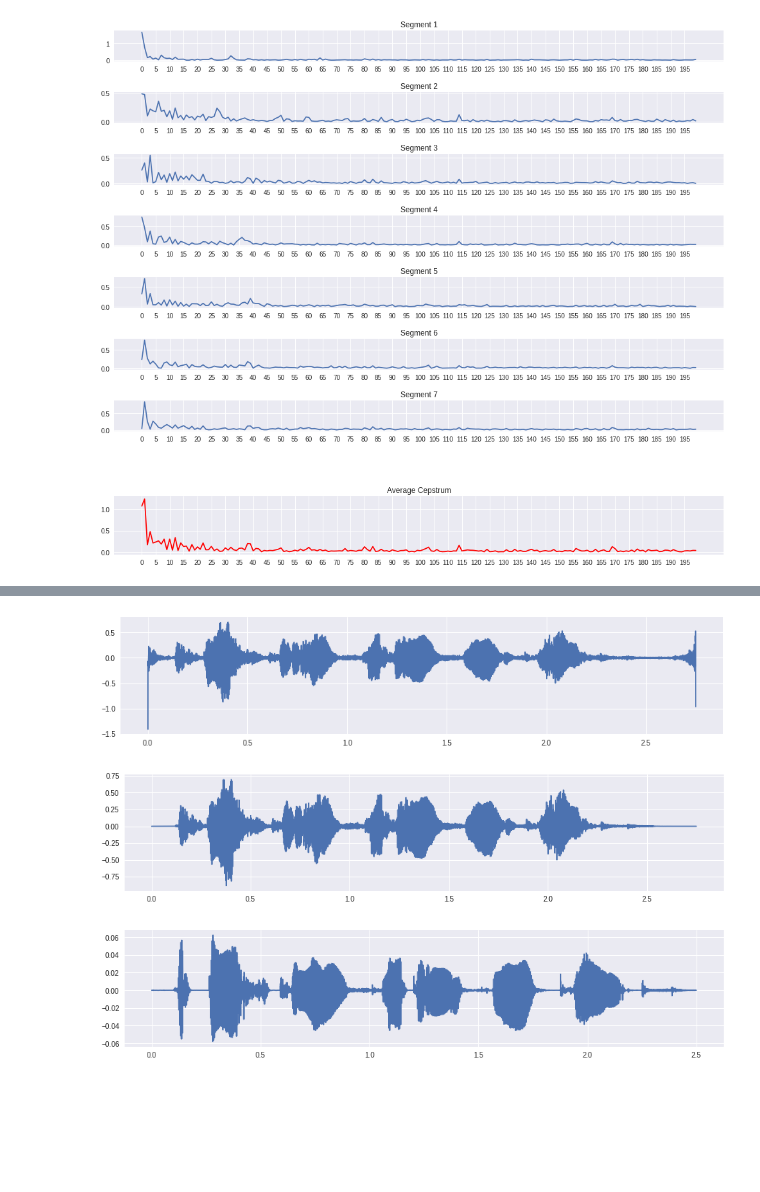
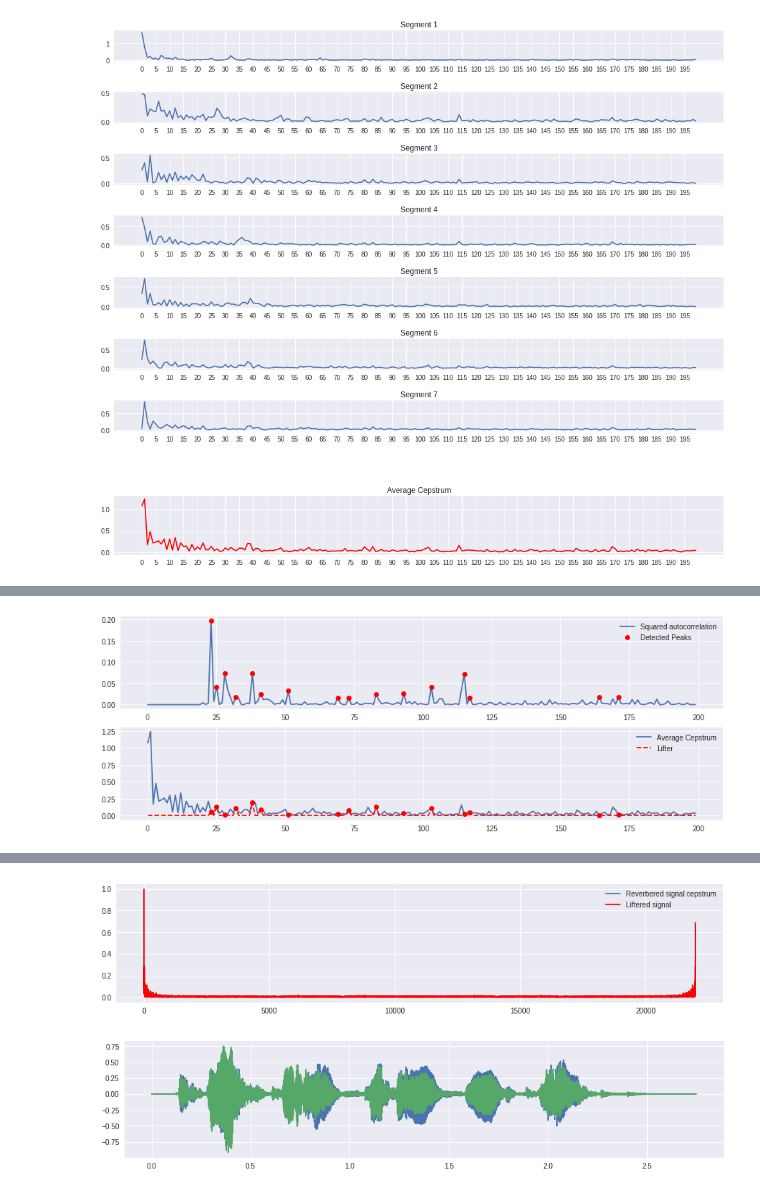
Before and after one commit to PaoloSani/SASP-Project, a Jupyter notebook: Speech_dereverberation_using_Cepstrum_alanysis_new_with_spoken_voice.ipynb, the cells around one changed output, grey strips where cells are left out. Cells and saved outputs as stored; diff of their text form; code cells hidden in the pictures; blank space fills up the shorter version.

```diff
--- a/Speech_dereverberation_using_Cepstrum_alanysis_new_with_spoken_voice.ipynb
+++ b/Speech_dereverberation_using_Cepstrum_alanysis_new_with_spoken_voice.ipynb
@@ -351,7 +351,7 @@ plt.plot(win);
 [figure]
 [figure]
 # %%
-def complex_cepstrum(x, n=None):
+def complex_cepstrum(x, n=None, unwrap=False):
     # """Compute the complex cepstrum of a real sequence.
 
     # Parameters
@@ -394,7 +394,10 @@ def complex_cepstrum(x, n=None):
 
     spectrum = np.fft.fft(x, n=n)
     unwrapped_phase, ndelay = _unwrap(np.angle(spectrum))
-    log_spectrum = np.log(np.abs(spectrum)+np.finfo(float).eps) #+ 1j*unwrapped_phase
+    if ( unwrap ):
+      log_spectrum = np.log(np.abs(spectrum)+np.finfo(float).eps) + 1j*unwrapped_phase
+    else :
+      log_spectrum = np.log(np.abs(spectrum)+np.finfo(float).eps)
     ceps = np.fft.ifft(log_spectrum).real
 
     return ceps, ndelay
@@ -431,4 +434,4 @@ plt.xticks(np.arange(0, max_quefrency_bin, 5));
 # %% [output]
 [figure]
 # %%
-full_Cepstrum, _ = complex_cepstrum(signal)
+full_Cepstrum, _ = complex_cepstrum(signal, unwrap=False)
@@ -448,29 +438,66 @@ array([ 0.        +0.j,  0.        +0.j,  0.        +0.j, ...,
+# %%
+# PEAKS DETECTION
+autocorr_avgcepstrum = scipy.signal.correlate(avg_Cepstrum,avg_Cepstrum)
+autocorr_avgcepstrum = autocorr_avgcepstrum[max_quefrency_bin-2:-1]
+
+high_time_lifter = np.ones((max_quefrency_bin))
+high_time_lifter[0:20] = 0
+
+
+autocorr_avgcepstrum = autocorr_avgcepstrum*high_time_lifter
+
+autocorr_squared = np.power(autocorr_avgcepstrum,2)
+thresh = np.mean(abs(autocorr_avgcepstrum))
+peaks,_ = scipy.signal.find_peaks(abs(autocorr_squared),height=0.015)
+
+# LIFTER DEFINITION
+lifter = np.zeros((len(signal),),dtype='complex')
+lifter[peaks] = avg_Cepstrum[peaks]
+
+plt.figure(4,(15,8))
+
+plt.subplot(3,1,1)
+plt.plot(abs(autocorr_squared))
+plt.plot(peaks,abs(autocorr_squared[peaks]),'ro');
+#plt.axis([0, len(signal)/50,0,0.005])
+plt.legend(["Squared autocorrelation","Detected Peaks"])
+
+
+quefrency_full = np.arange(0, len(signal))
+plt.subplot(3,1,2)
+plt.plot(quefrency,abs(avg_Cepstrum));
+plt.plot(quefrency, abs(lifter[0:max_quefrency_bin]),'r--');
+plt.plot(peaks,abs(avg_Cepstrum[peaks]),'ro');
+# plt.axis([0,len(signal)/50,0,0.1]);
+plt.legend(["Average Cepstrum","Lifter"]);
+# %% [output]
+[figure, added]
 # %%
-h_t = np.fft.ifft(np.power(np.e,np.fft.fft(lifter)))
+# LIFTERING
+liftered_cepstrum = full_Cepstrum - lifter # They must have same length
 
-dereverbered_signal = signal - h_t
+plt.figure(5,(15,3))
+plt.plot(abs(full_Cepstrum));
+plt.plot(abs(liftered_cepstrum),'r');
+plt.legend(["Reverbered signal cepstrum","Liftered signal"]);
+# plt.axis([0,L/50,0,0.2]);
 
+# BACK TO TIME DOMAIN
+phase_signal = np.angle(np.fft.fft(signal))
 
-plt.figure(figsize=(15,3))
+dereverbered_signal = np.fft.ifft(np.power(np.e,np.fft.fft(liftered_cepstrum))*np.power(np.e, 1j*phase_signal))
 
+plt.figure(6,(15,3))
+plt.plot(t_instants,signal)
 plt.plot(t_instants,np.real(dereverbered_signal))
-plt.grid('minor')
-plt.figure(figsize=(15,3))
-plt.plot(t_instants,signal)
-
-plt.figure(figsize=(15,3))
-
-t_dry = np.arange(0, len(signal_dry))/Fs
-plt.plot(t_dry,np.real(signal_dry))
 plt.grid('minor')
 
 ipd.display(ipd.Audio(np.real(dereverbered_signal), rate=Fs))
 ipd.display(ipd.Audio(np.real(signal), rate=Fs))
 ipd.display(ipd.Audio(signal_dry, rate=Fs))
 # %% [output]
 [interactive output not drawn]
 [interactive output not drawn]
 [interactive output not drawn]
-[figure, old version]
+[figure, new version]
-[figure, old version]
+[figure, new version]
-[figure, removed]
```
Also changed, not shown: parts of 2 cells of this notebook.
